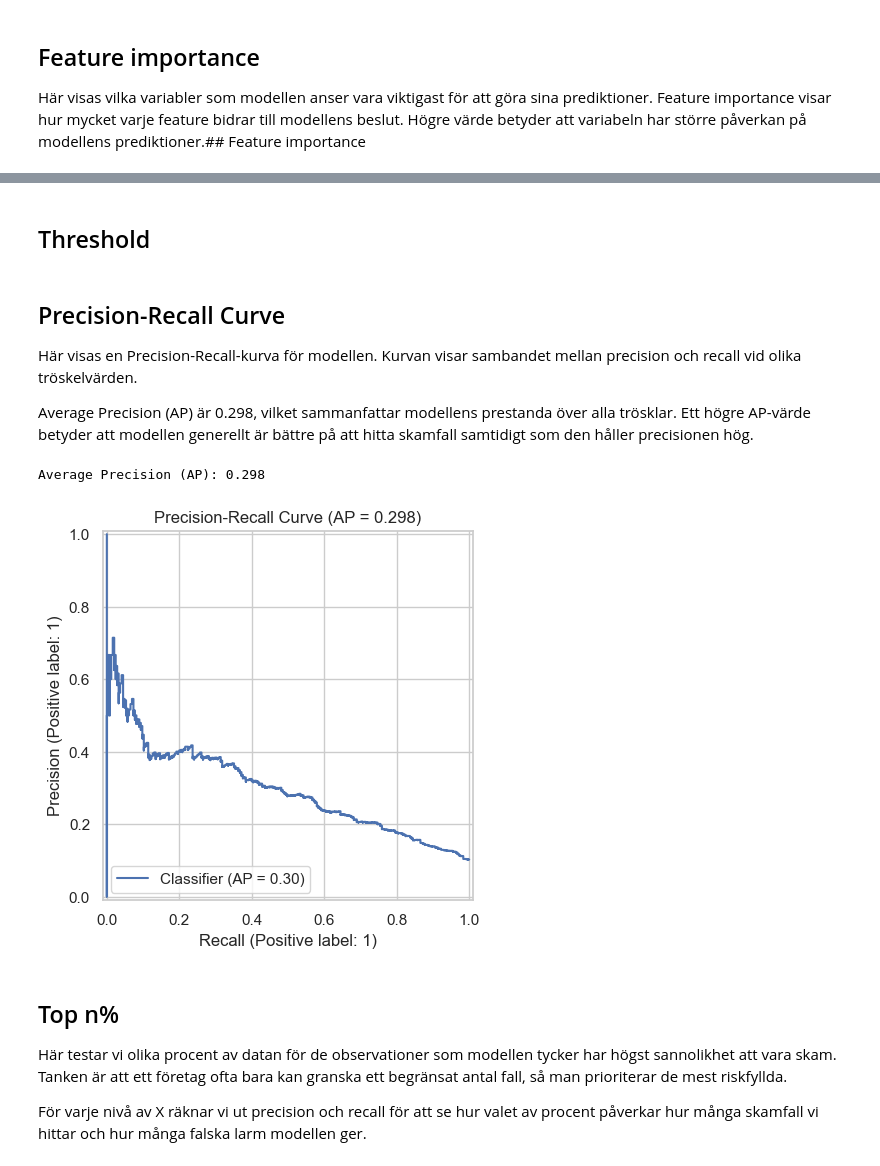
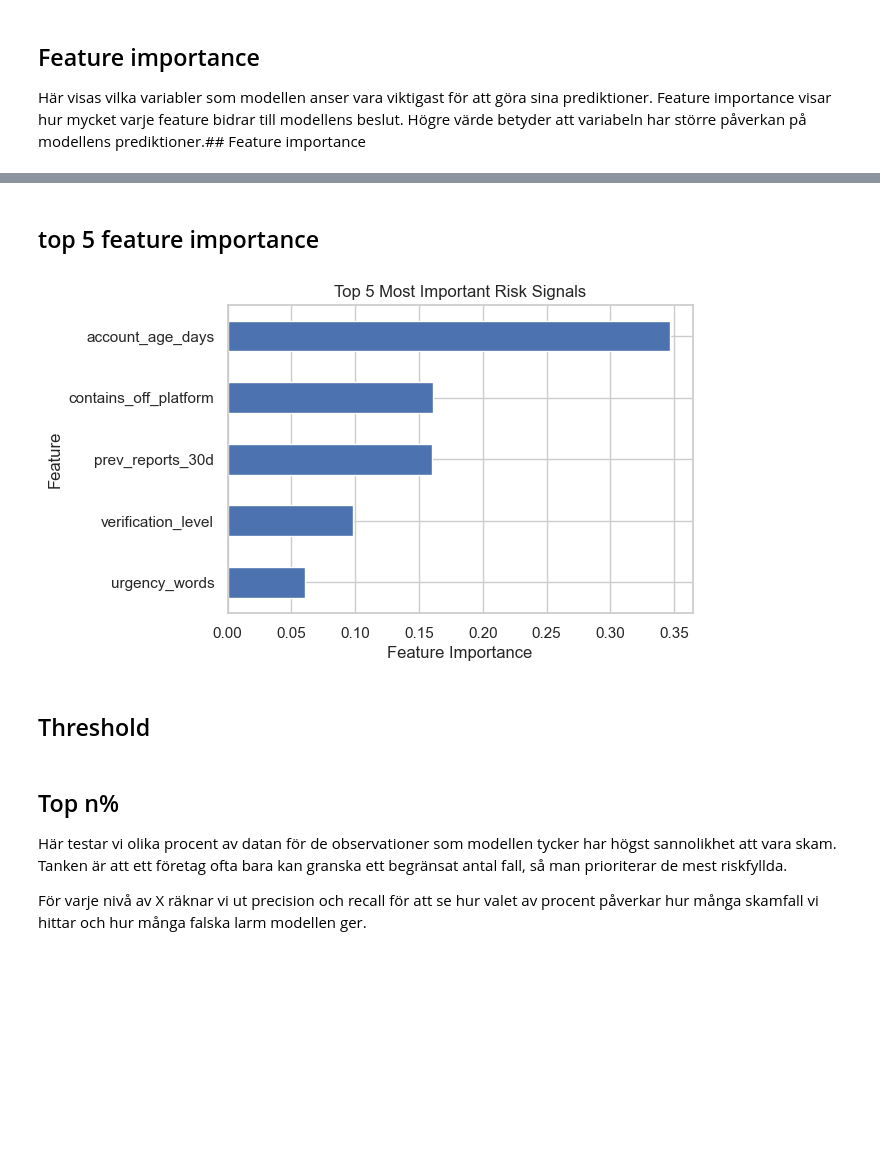
Before and after one commit to MagdalenaPersson/Marketplace_Safety, a Jupyter notebook: report_copy.ipynb, the cells around one changed output, grey strips where cells are left out. Saved outputs shown, nothing was run; the diff lists cells and outputs as text; code cells hidden in the pictures; blank space fills up the shorter version.

```diff
--- a/report_copy.ipynb
+++ b/report_copy.ipynb
@@ -516,24 +523,22 @@ cat__device_ios                    0.000000
 dtype: float64
+# %% [markdown]
+## top 5 feature importance
+# %%
+top5 = fi.head(5)
+top5.index = top5.index.str.replace("num__", "")
+
+plt.figure(figsize=(6,4))
+top5.sort_values().plot(kind="barh")
+
+plt.title("Top 5 Most Important Risk Signals")
+plt.xlabel("Feature Importance")
+plt.ylabel("Feature")
+
+plt.show()
+# %% [output]
+[figure, added]
 # %% [markdown]
 ## Threshold
-# %% [markdown]
-## Precision-Recall Curve
-
-Här visas en Precision-Recall-kurva för modellen. Kurvan visar sambandet mellan precision och recall vid olika tröskelvärden.
-
-Average Precision (AP) är 0.298, vilket sammanfattar modellens prestanda över alla trösklar. Ett högre AP-värde betyder att modellen generellt är bättre på att hitta skamfall samtidigt som den håller precisionen hög.
-# %%
-probs = best_model.predict_proba(X_test)[:,1]
-
-ap = average_precision_score(y_test, probs)
-print(f"Average Precision (AP): {ap:.3f}")
-
-PrecisionRecallDisplay.from_predictions(y_test, probs)
-plt.title(f"Precision-Recall Curve (AP = {ap:.3f})")
-plt.show()
-# %% [output]
-Average Precision (AP): 0.298
-[figure, removed]
 # %% [markdown]
 ## Top n%
 
```
Also changed, not shown: parts of 15 cells of this notebook, 2 other files.
